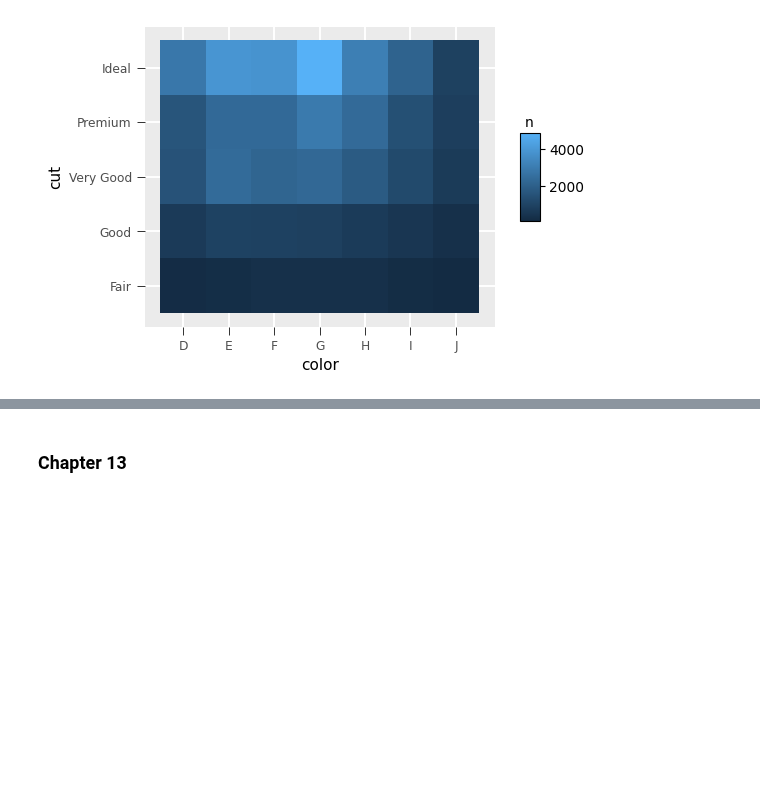
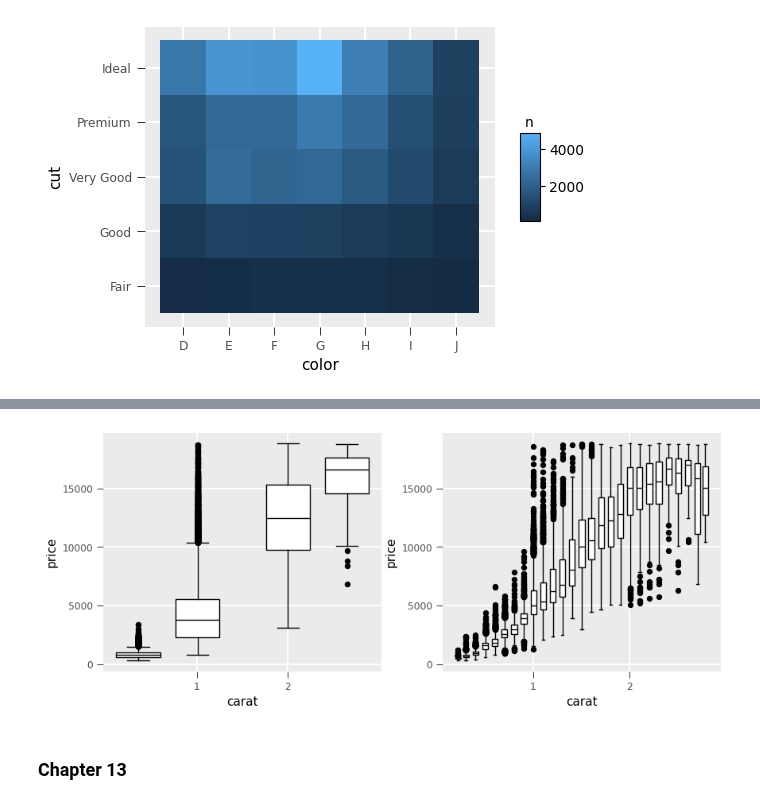
Before and after one commit to huangziwei/hea, a Jupyter notebook: example/books/dataframe.ipynb, the cells around one changed output, grey strips where cells are left out. Cells and saved outputs as stored; diff of their text form; code cells hidden in the pictures; blank space fills up the shorter version.

```diff
--- a/example/books/dataframe.ipynb
+++ b/example/books/dataframe.ipynb
@@ -1245,3 +1259,11 @@ diamonds.count("color", "cut").ggplot(x="color", y="cut").geom_tile(fill="n")
+# %%
+from hea.ggplot import cut_width
+p1 = smaller.ggplot(x="carat", y="price").geom_boxplot(aes(group=cut_width(col("carat"), 1)))
+p2 = smaller.ggplot(x="carat", y="price").geom_boxplot(aes(group=cut_width(col("carat"), 0.1)))
+
+p1 | p2
+# %% [output]
+[figure, added]
 # %% [markdown]
 ### Chapter 13
 # %%
```
Also changed, not shown: parts of 8 cells of this notebook, 3 other files.
